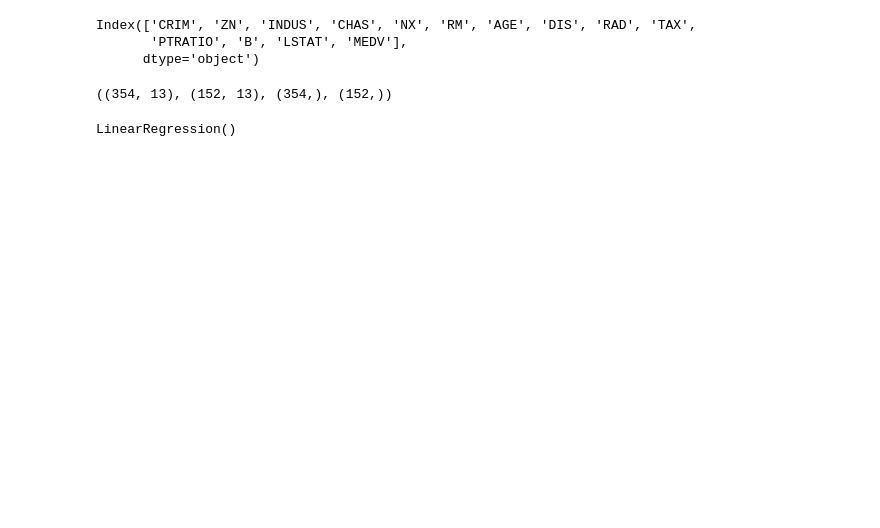
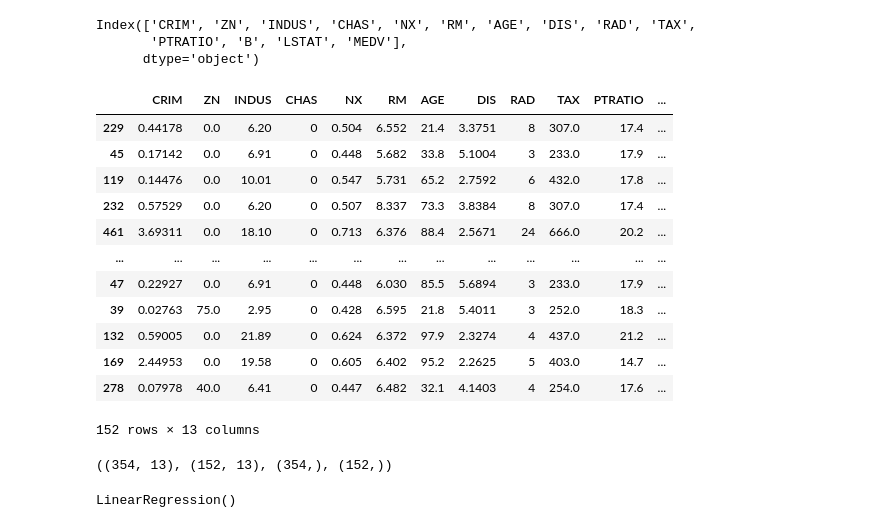
Before and after one commit to codes71/Semester5, a Jupyter notebook: lab3.ipynb, the cells around one changed output. Cells and saved outputs as stored; diff of their text form; code cells hidden in the pictures; blank space fills up the shorter version.

```diff
--- a/lab3.ipynb
+++ b/lab3.ipynb
@@ -55,6 +55,21 @@ y = house['MEDV']
 X = house.drop(['MEDV'],axis=1)
 # %%
 X_train, X_test, y_train, y_test = train_test_split(X,y, train_size=0.7, random_state=2529)
+X_test
+# %% [output]
+|  | CRIM | ZN | INDUS | CHAS | NX | RM | AGE | DIS | RAD | TAX | PTRATIO | ... |
+| 229 | 0.44178 | 0.0 | 6.20 | 0 | 0.504 | 6.552 | 21.4 | 3.3751 | 8 | 307.0 | 17.4 | ... |
+| 45 | 0.17142 | 0.0 | 6.91 | 0 | 0.448 | 5.682 | 33.8 | 5.1004 | 3 | 233.0 | 17.9 | ... |
+| 119 | 0.14476 | 0.0 | 10.01 | 0 | 0.547 | 5.731 | 65.2 | 2.7592 | 6 | 432.0 | 17.8 | ... |
+| 232 | 0.57529 | 0.0 | 6.20 | 0 | 0.507 | 8.337 | 73.3 | 3.8384 | 8 | 307.0 | 17.4 | ... |
+| 461 | 3.69311 | 0.0 | 18.10 | 0 | 0.713 | 6.376 | 88.4 | 2.5671 | 24 | 666.0 | 20.2 | ... |
+| ... | ... | ... | ... | ... | ... | ... | ... | ... | ... | ... | ... | ... |
+| 47 | 0.22927 | 0.0 | 6.91 | 0 | 0.448 | 6.030 | 85.5 | 5.6894 | 3 | 233.0 | 17.9 | ... |
+| 39 | 0.02763 | 75.0 | 2.95 | 0 | 0.428 | 6.595 | 21.8 | 5.4011 | 3 | 252.0 | 18.3 | ... |
+| 132 | 0.59005 | 0.0 | 21.89 | 0 | 0.624 | 6.372 | 97.9 | 2.3274 | 4 | 437.0 | 21.2 | ... |
+| 169 | 2.44953 | 0.0 | 19.58 | 0 | 0.605 | 6.402 | 95.2 | 2.2625 | 5 | 403.0 | 14.7 | ... |
+| 278 | 0.07978 | 40.0 | 6.41 | 0 | 0.447 | 6.482 | 32.1 | 4.1403 | 4 | 254.0 | 17.6 | ... |
+152 rows × 13 columns
 # %%
 X_train.shape, X_test.shape, y_train.shape, y_test.shape
 # %% [output]
```
Also changed, not shown: parts of 5 cells of this notebook, 5 other files.
